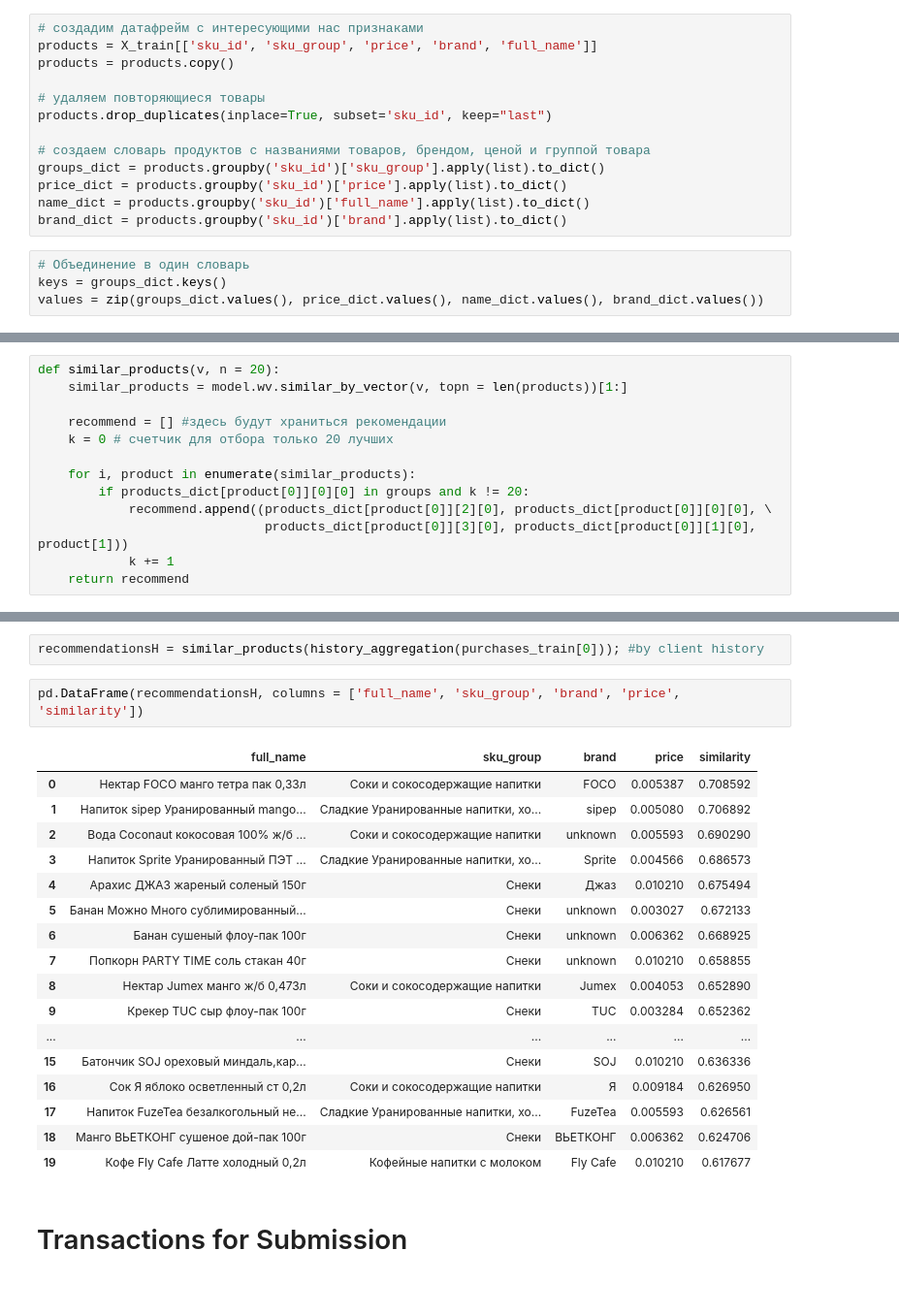
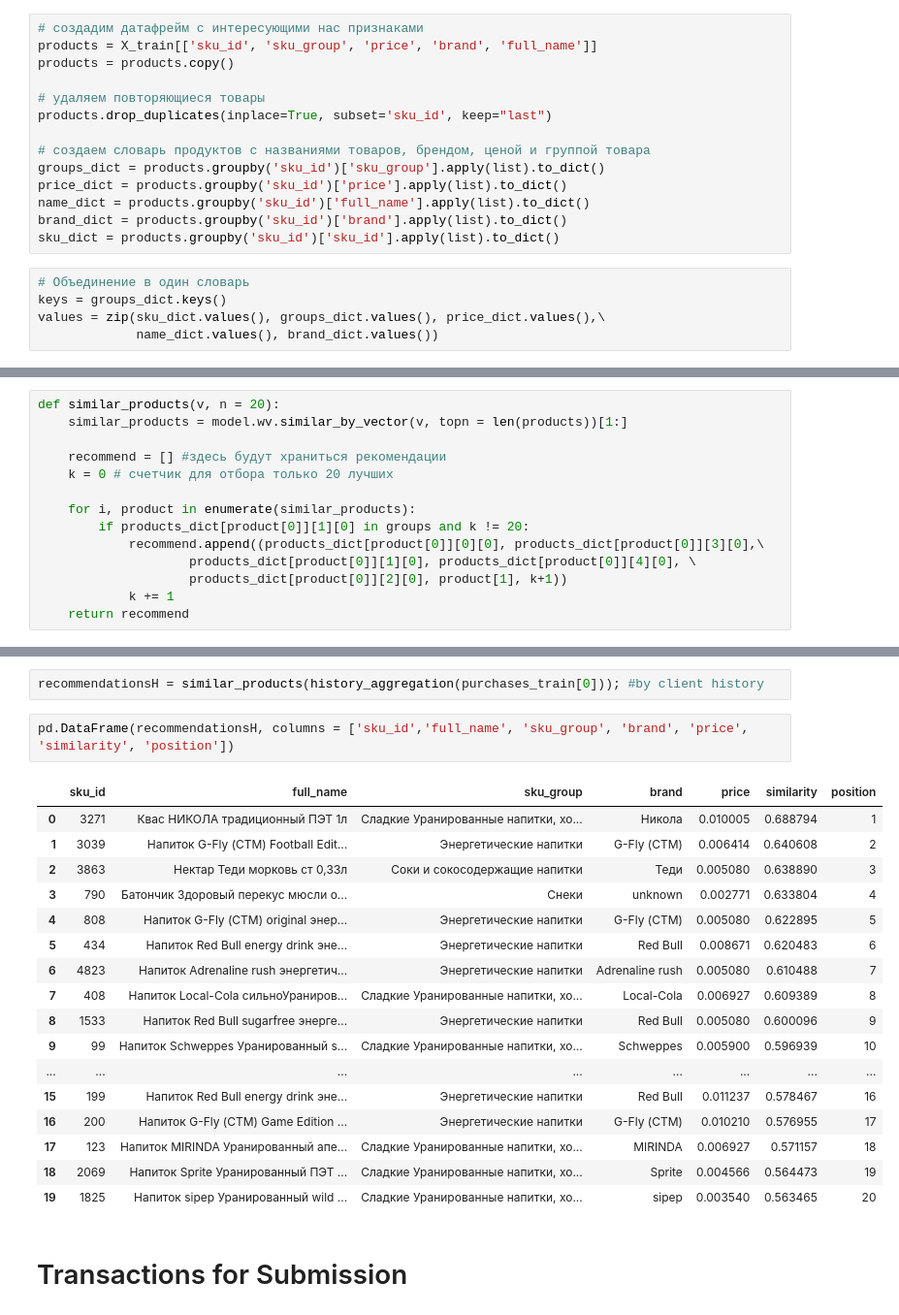
Before and after one commit to kirillzx/GPN-Cup, a Jupyter notebook: GPN_main.ipynb, the cells around one changed output, grey strips where cells are left out. Shown at 97% size. Saved outputs shown, nothing was run; the diff lists cells and outputs as text.

```diff
--- a/GPN_main.ipynb
+++ b/GPN_main.ipynb
@@ -297,10 +297,12 @@ groups_dict = products.groupby('sku_id')['sku_group'].apply(list).to_dict()
 price_dict = products.groupby('sku_id')['price'].apply(list).to_dict()
 name_dict = products.groupby('sku_id')['full_name'].apply(list).to_dict()
 brand_dict = products.groupby('sku_id')['brand'].apply(list).to_dict()
+sku_dict = products.groupby('sku_id')['sku_id'].apply(list).to_dict()
 # %%
 # Объединение в один словарь
 keys = groups_dict.keys()
-values = zip(groups_dict.values(), price_dict.values(), name_dict.values(), brand_dict.values())
+values = zip(sku_dict.values(), groups_dict.values(), price_dict.values(),\
+             name_dict.values(), brand_dict.values())
 # %%
 products_dict = dict(zip(keys, values))
 # %%
@@ -316,9 +318,10 @@ def similar_products(v, n = 20):
     k = 0 # счетчик для отбора только 20 лучших
 
     for i, product in enumerate(similar_products):
-        if products_dict[product[0]][0][0] in groups and k != 20:
-            recommend.append((products_dict[product[0]][2][0], products_dict[product[0]][0][0], \
-                              products_dict[product[0]][3][0], products_dict[product[0]][1][0], product[1]))
+        if products_dict[product[0]][1][0] in groups and k != 20:
+            recommend.append((products_dict[product[0]][0][0], products_dict[product[0]][3][0],\
+                    products_dict[product[0]][1][0], products_dict[product[0]][4][0], \
+                    products_dict[product[0]][2][0], product[1], k+1))
             k += 1
     return recommend
 # %%
@@ -374,25 +377,25 @@ X_train[X_train['client_id'] == 223748.0]
 # %%
 recommendationsH = similar_products(history_aggregation(purchases_train[0])); #by client history
 # %%
-pd.DataFrame(recommendationsH, columns = ['full_name', 'sku_group', 'brand', 'price', 'similarity'])
+pd.DataFrame(recommendationsH, columns = ['sku_id','full_name', 'sku_group', 'brand', 'price', 'similarity', 'position'])
 # %% [output]
-|  | full_name | sku_group | brand | price | similarity |
-| 0 | Нектар FOCO манго тетра пак 0,33л | Соки и сокосодержащие напитки | FOCO | 0.005387 | 0.708592 |
-| 1 | Напиток sipep Уранированный mango... | Сладкие Уранированные напитки, хо... | sipep | 0.005080 | 0.706892 |
-| 2 | Вода Coconaut кокосовая 100% ж/б ... | Соки и сокосодержащие напитки | unknown | 0.005593 | 0.690290 |
-| 3 | Напиток Sprite Уранированный ПЭТ ... | Сладкие Уранированные напитки, хо... | Sprite | 0.004566 | 0.686573 |
-| 4 | Арахис ДЖАЗ жареный соленый 150г | Снеки | Джаз | 0.010210 | 0.675494 |
-| 5 | Банан Можно Много сублимированный... | Снеки | unknown | 0.003027 | 0.672133 |
-| 6 | Банан сушеный флоу-пак 100г | Снеки | unknown | 0.006362 | 0.668925 |
-| 7 | Попкорн PARTY TIME соль стакан 40г | Снеки | unknown | 0.010210 | 0.658855 |
-| 8 | Нектар Jumex манго ж/б 0,473л | Соки и сокосодержащие напитки | Jumex | 0.004053 | 0.652890 |
-| 9 | Крекер TUC сыр флоу-пак 100г | Снеки | TUC | 0.003284 | 0.652362 |
-| ... | ... | ... | ... | ... | ... |
-| 15 | Батончик SOJ ореховый миндаль,кар... | Снеки | SOJ | 0.010210 | 0.636336 |
-| 16 | Сок Я яблоко осветленный ст 0,2л | Соки и сокосодержащие напитки | Я | 0.009184 | 0.626950 |
-| 17 | Напиток FuzeTea безалкогольный не... | Сладкие Уранированные напитки, хо... | FuzeTea | 0.005593 | 0.626561 |
-| 18 | Манго ВЬЕТКОНГ сушеное дой-пак 100г | Снеки | ВЬЕТКОНГ | 0.006362 | 0.624706 |
-| 19 | Кофе Fly Cafe Латте холодный 0,2л | Кофейные напитки с молоком | Fly Cafe | 0.010210 | 0.617677 |
+|  | sku_id | full_name | sku_group | brand | price | similarity | position |
+| 0 | 3271 | Квас НИКОЛА традиционный ПЭТ 1л | Сладкие Уранированные напитки, хо... | Никола | 0.010005 | 0.688794 | 1 |
+| 1 | 3039 | Напиток G-Fly (СТМ) Football Edit... | Энергетические напитки | G-Fly (СТМ) | 0.006414 | 0.640608 | 2 |
+| 2 | 3863 | Нектар Теди морковь ст 0,33л | Соки и сокосодержащие напитки | Теди | 0.005080 | 0.638890 | 3 |
+| 3 | 790 | Батончик Здоровый перекус мюсли о... | Снеки | unknown | 0.002771 | 0.633804 | 4 |
+| 4 | 808 | Напиток G-Fly (СТМ) original энер... | Энергетические напитки | G-Fly (СТМ) | 0.005080 | 0.622895 | 5 |
+| 5 | 434 | Напиток Red Bull energy drink эне... | Энергетические напитки | Red Bull | 0.008671 | 0.620483 | 6 |
+| 6 | 4823 | Напиток Adrenaline rush энергетич... | Энергетические напитки | Adrenaline rush | 0.005080 | 0.610488 | 7 |
+| 7 | 408 | Напиток Local-Cola сильноУраниров... | Сладкие Уранированные напитки, хо... | Local-Cola | 0.006927 | 0.609389 | 8 |
+| 8 | 1533 | Напиток Red Bull sugarfree энерге... | Энергетические напитки | Red Bull | 0.005080 | 0.600096 | 9 |
+| 9 | 99 | Напиток Schweppes Уранированный s... | Сладкие Уранированные напитки, хо... | Schweppes | 0.005900 | 0.596939 | 10 |
+| ... | ... | ... | ... | ... | ... | ... | ... |
+| 15 | 199 | Напиток Red Bull energy drink эне... | Энергетические напитки | Red Bull | 0.011237 | 0.578467 | 16 |
+| 16 | 200 | Напиток G-Fly (СТМ) Game Edition ... | Энергетические напитки | G-Fly (СТМ) | 0.010210 | 0.576955 | 17 |
+| 17 | 123 | Напиток MIRINDA Уранированный апе... | Сладкие Уранированные напитки, хо... | MIRINDA | 0.006927 | 0.571157 | 18 |
+| 18 | 2069 | Напиток Sprite Уранированный ПЭТ ... | Сладкие Уранированные напитки, хо... | Sprite | 0.004566 | 0.564473 | 19 |
+| 19 | 1825 | Напиток sipep Уранированный wild ... | Сладкие Уранированные напитки, хо... | sipep | 0.003540 | 0.563465 | 20 |
 # %% [markdown]
 # Transactions for Submission
 # %%
```
Also changed, not shown: parts of 5 cells of this notebook.
